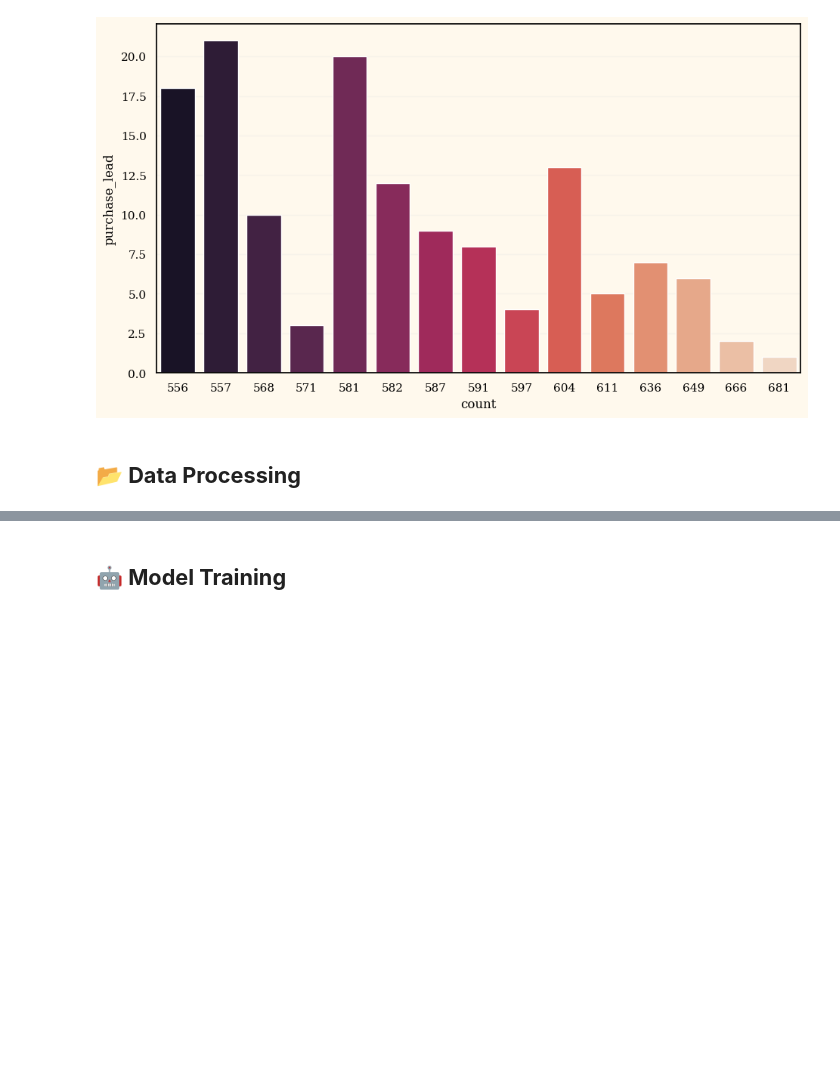
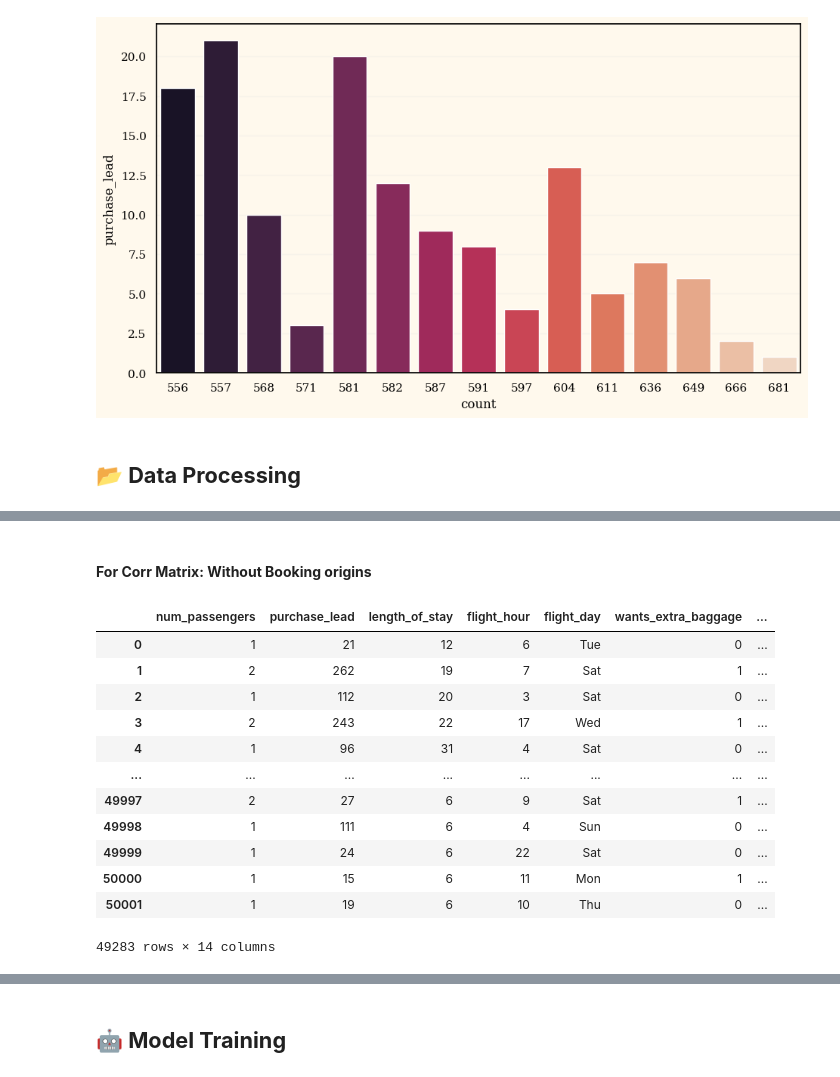
Before and after one commit to tiffanyadora/airline-booking-project, a Jupyter notebook: AirlineBooking.ipynb, the cells around one changed output, grey strips where cells are left out. Saved outputs shown, nothing was run; the diff lists cells and outputs as text; code cells hidden in the pictures; blank space fills up the shorter version.

```diff
--- a/AirlineBooking.ipynb
+++ b/AirlineBooking.ipynb
@@ -245,0 +255,18 @@ df_processed
+# %% [markdown]
+#### **For Corr Matrix: Without Booking origins**
+# %%
+# Make a copy of the original DataFrame
+df_key = df.copy()
+
+#create instance of one hot encoder
+encoder = OneHotEncoder(handle_unknown='ignore')
+
+#one hot encode Sales Channel
+encoder_df = pd.DataFrame(encoder.fit_transform(df[["sales_channel"]]).toarray())
+encoder_df = encoder_df.rename(columns={0:'Internet', 1:'Mobile'})
+df_key = df_key.join(encoder_df)
+
+#one hot encode trip type
+encoder_df = pd.DataFrame(encoder.fit_transform(df[["trip_type"]]).toarray())
+encoder_df = encoder_df.rename(columns={0:'RoundTRip', 1:'OneWayTrip',2:'CircleTrip'})
+df_key = df_key.join(encoder_df)
@@ -245,0 +281,16 @@ df_processed
+# %%
+df_key
+# %% [output]
+|  | num_passengers | purchase_lead | length_of_stay | flight_hour | flight_day | wants_extra_baggage | ... |
+| 0 | 1 | 21 | 12 | 6 | Tue | 0 | ... |
+| 1 | 2 | 262 | 19 | 7 | Sat | 1 | ... |
+| 2 | 1 | 112 | 20 | 3 | Sat | 0 | ... |
+| 3 | 2 | 243 | 22 | 17 | Wed | 1 | ... |
+| 4 | 1 | 96 | 31 | 4 | Sat | 0 | ... |
+| ... | ... | ... | ... | ... | ... | ... | ... |
+| 49997 | 2 | 27 | 6 | 9 | Sat | 1 | ... |
+| 49998 | 1 | 111 | 6 | 4 | Sun | 0 | ... |
+| 49999 | 1 | 24 | 6 | 22 | Sat | 0 | ... |
+| 50000 | 1 | 15 | 6 | 11 | Mon | 1 | ... |
+| 50001 | 1 | 19 | 6 | 10 | Thu | 0 | ... |
+49283 rows × 14 columns
```
Also changed, not shown: parts of 12 cells of this notebook.
